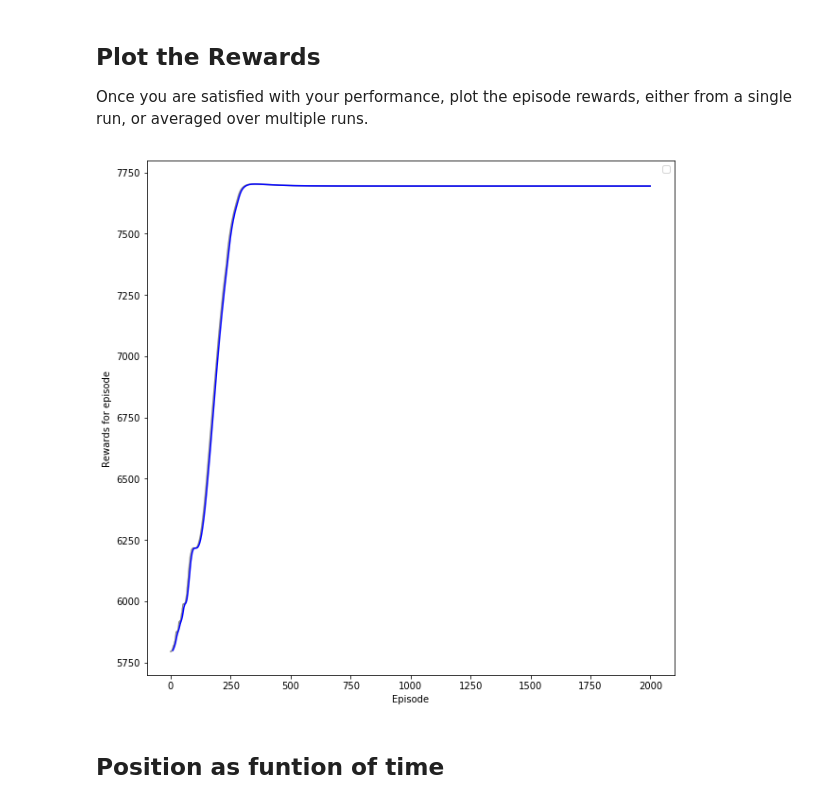
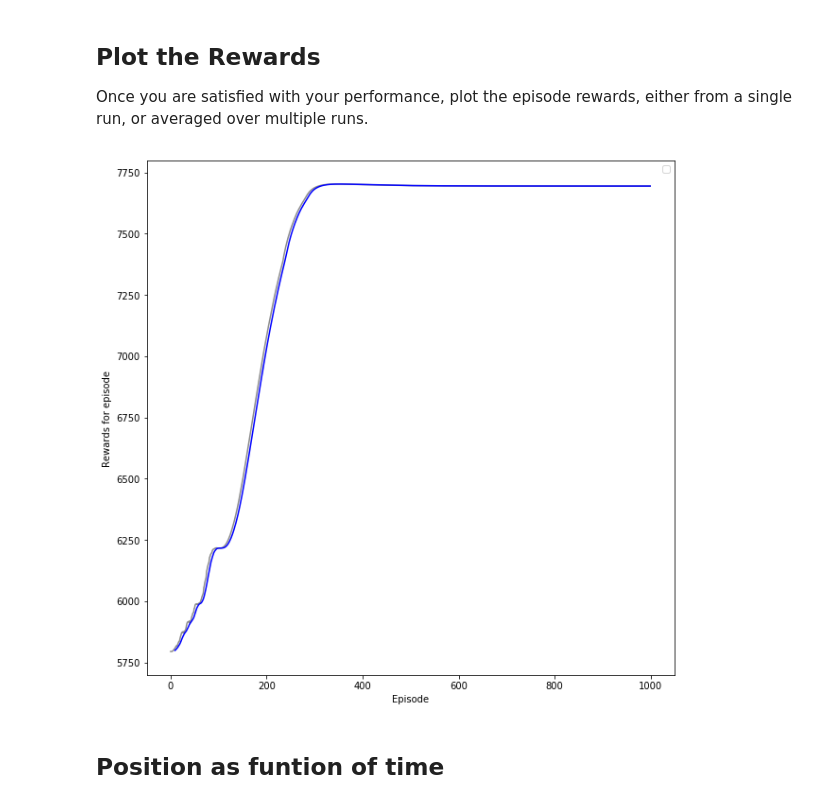
Before and after one commit to cbrands/RL-Quadcopter-2, a Jupyter notebook: Quadcopter_Project.ipynb, the cells around one changed output. Cells and saved outputs as stored; diff of their text form; code cells hidden in the pictures.

```diff
--- a/Quadcopter_Project.ipynb
+++ b/Quadcopter_Project.ipynb
@@ -229,7 +229,7 @@ import tensorflow as tf
 np.random.seed(0)
 
 time_limit = 20
-num_episodes = 2000
+num_episodes = 1000
 
 # Flying from (x, y, z) = (0, 100, 0) upwards
 init_pose = np.array([0., 0., 100., 0., 0., 0.])
@@ -239,6 +239,7 @@ task = Task(init_pose, init_velocities, init_angle_velocities, time_limit)
 agent = DDPG(task)
 
 all_episode_rewards = []
+heights = []
 # %%
 for episode in range(1, num_episodes+1):
     state = agent.reset_episode()
@@ -256,6 +257,7 @@ for episode in range(1, num_episodes+1):
             print(task.sim.pose[:3])
             sys.stdout.flush()
             all_episode_rewards.append(episode_reward)
+            heights.append(task.sim.pose[2])
             break
 # %% [output]
 Episode =    1, score =   0.000, best =    -inf, total = 5794.527 [ 4.31058225  3.11440673 96.68152721]
@@ -282,29 +284,29 @@ Once you are satisfied with your performance, plot the episode rewards, either f
 # %%
 # DONE: Plot the rewards.
 %matplotlib inline
 import matplotlib.pyplot as plt
 
 def moving_average (values, periods):
     """ Calculate the moving average"""
     weights = np.repeat(1.0, periods) / periods
     ma = np.convolve(values, weights, 'valid')
     return ma
 
-def plot_rewards(rewards, moving_average_periods):
+def plot_rewards(rewards, moving_average_periods, ylabel):
     """ Generate a plot for the rewards and the moving average"""
     plt.figure().set_size_inches(10, 10)
     plt.xlabel('Episode')
-    plt.ylabel('Rewards for episode')
+    plt.ylabel(ylabel)
     plt.legend(['Reward', 'Moving average over ' + str(moving_average_periods) + ' periods'])
     indices = np.arange(len(rewards))
     np_rewards = np.array(rewards)
     plt.plot(indices, np_rewards, color='grey', alpha=0.9)
     averaged = moving_average(np_rewards, moving_average_periods)
     plt.plot(indices[moving_average_periods - 1:], averaged, color='blue')
     plt.show()
 
-plot_rewards(all_episode_rewards, moving_average_periods=10)
+plot_rewards(all_episode_rewards, moving_average_periods=10, ylabel='Rewards for episode')
 # %% [output]
-[figure, old version]
+[figure, new version]
 # %% [markdown]
 ## Position as funtion of time
```
Also changed, not shown: parts of 13 cells of this notebook, 1 other file.
